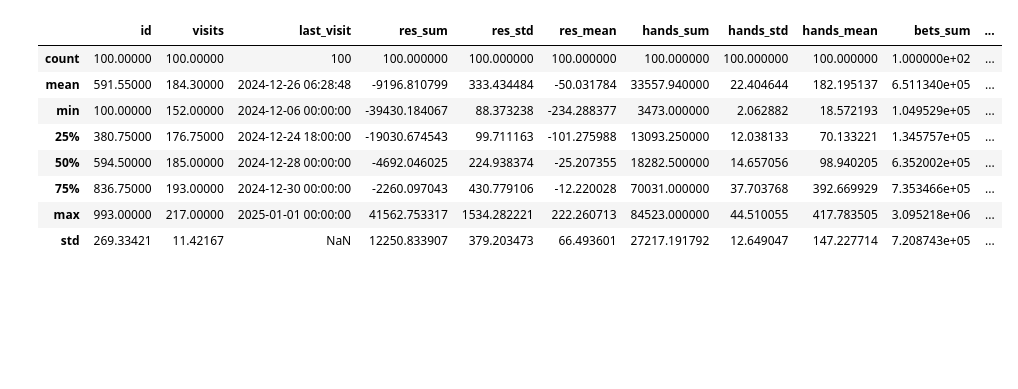
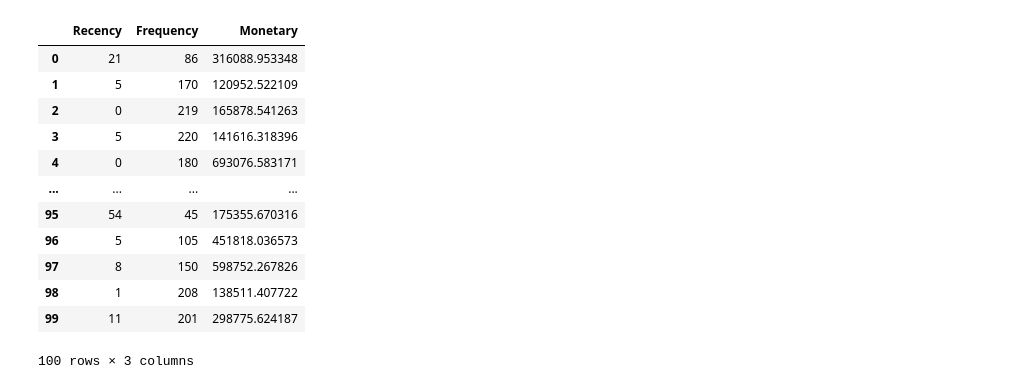
Before and after one commit to TrR1s/DS_examples, a Jupyter notebook: rfm.ipynb, the cells around one changed output. Drawn from its saved outputs; the diff is of its cells as text; code cells hidden in the pictures; blank space fills up the shorter version.

Commit message:
visits fix

```diff
--- a/rfm.ipynb
+++ b/rfm.ipynb
@@ -21,4 +29,2 @@ pl_pool.head()
 # %%
-end_date = datetime.strptime("01-1-2025", "%d-%m-%Y")
+end_date = datetime.strptime("01/1/2025", "%d/%m/%Y")
-# %%
-pl_pool['r_days'] = (end_date-pl_pool.last_visit).dt.days
@@ -25,2 +35,6 @@ pl_pool['r_days'] = (end_date-pl_pool.last_visit).dt.days
+# %%
+pl_pool['Recency'] = (end_date-pl_pool.last_visit).dt.days
 # %%
-pl_pool.info()
+# rfm_df = pl_pool[['Recency','visits','res_sum']]
+rfm_df = pl_pool[['Recency','visits','bets_sum']]
+rfm_df.columns = ['Recency', 'Frequency', 'Monetary']
@@ -48,12 +41,16 @@ memory usage: 10.3 KB
 # %%
-pl_pool.describe()
+rfm_df
 # %% [output]
-|  | id | visits | last_visit | res_sum | res_std | res_mean | hands_sum | hands_std | hands_mean | bets_sum | ... |
-| count | 100.00000 | 100.00000 | 100 | 100.000000 | 100.000000 | 100.000000 | 100.000000 | 100.000000 | 100.000000 | 1.000000e+02 | ... |
-| mean | 591.55000 | 184.30000 | 2024-12-26 06:28:48 | -9196.810799 | 333.434484 | -50.031784 | 33557.940000 | 22.404644 | 182.195137 | 6.511340e+05 | ... |
-| min | 100.00000 | 152.00000 | 2024-12-06 00:00:00 | -39430.184067 | 88.373238 | -234.288377 | 3473.000000 | 2.062882 | 18.572193 | 1.049529e+05 | ... |
-| 25% | 380.75000 | 176.75000 | 2024-12-24 18:00:00 | -19030.674543 | 99.711163 | -101.275988 | 13093.250000 | 12.038133 | 70.133221 | 1.345757e+05 | ... |
-| 50% | 594.50000 | 185.00000 | 2024-12-28 00:00:00 | -4692.046025 | 224.938374 | -25.207355 | 18282.500000 | 14.657056 | 98.940205 | 6.352002e+05 | ... |
-| 75% | 836.75000 | 193.00000 | 2024-12-30 00:00:00 | -2260.097043 | 430.779106 | -12.220028 | 70031.000000 | 37.703768 | 392.669929 | 7.353466e+05 | ... |
-| max | 993.00000 | 217.00000 | 2025-01-01 00:00:00 | 41562.753317 | 1534.282221 | 222.260713 | 84523.000000 | 44.510055 | 417.783505 | 3.095218e+06 | ... |
-| std | 269.33421 | 11.42167 | NaN | 12250.833907 | 379.203473 | 66.493601 | 27217.191792 | 12.649047 | 147.227714 | 7.208743e+05 | ... |
+|  | Recency | Frequency | Monetary |
+| 0 | 21 | 86 | 316088.953348 |
+| 1 | 5 | 170 | 120952.522109 |
+| 2 | 0 | 219 | 165878.541263 |
+| 3 | 5 | 220 | 141616.318396 |
+| 4 | 0 | 180 | 693076.583171 |
+| ... | ... | ... | ... |
+| 95 | 54 | 45 | 175355.670316 |
+| 96 | 5 | 105 | 451818.036573 |
+| 97 | 8 | 150 | 598752.267826 |
+| 98 | 1 | 208 | 138511.407722 |
+| 99 | 11 | 201 | 298775.624187 |
+100 rows × 3 columns
```
Also changed, not shown: parts of 13 cells of this notebook, 10 other files.
